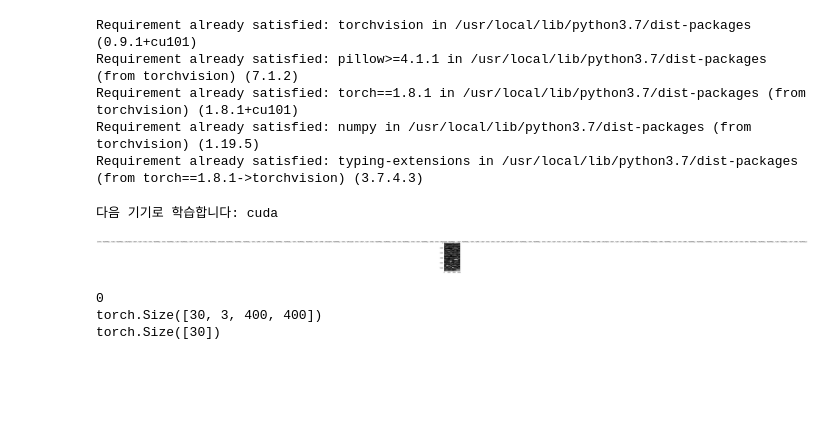
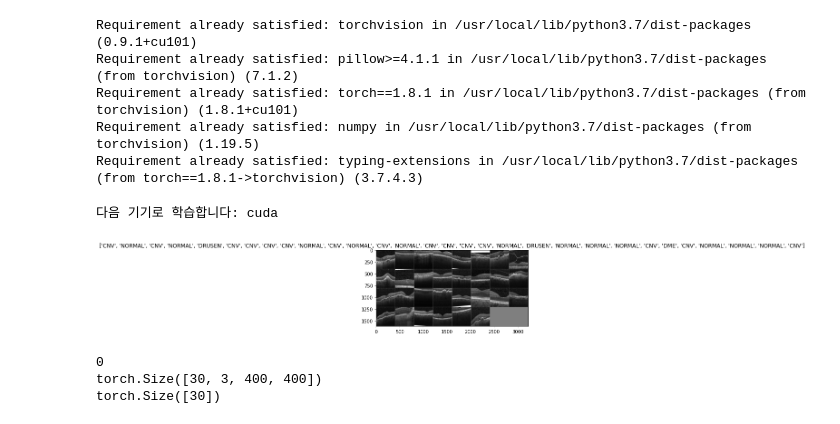
Before and after one commit to Hyeseong0317/Pytorch-_-_-, a Jupyter notebook: pytorch_new.ipynb, the cells around one changed output. Drawn from its saved outputs; the diff is of its cells as text; code cells hidden in the pictures; blank space fills up the shorter version.

```diff
--- a/pytorch_new.ipynb
+++ b/pytorch_new.ipynb
@@ -49,17 +47,17 @@ data_transforms = {
     'train': transforms.Compose([
         transforms.RandomResizedCrop(400),
         transforms.ToTensor(),
-        transforms.Normalize([0.5, 0.5, 0.5], [0.5, 0.5, 0.5])
+        transforms.Normalize([0.5], [0.5])
     ]),
     'val': transforms.Compose([
         transforms.RandomResizedCrop(400),
         transforms.ToTensor(),
-        transforms.Normalize([0.5, 0.5, 0.5], [0.5, 0.5, 0.5])
+        transforms.Normalize([0.5], [0.5])
     ]),
     'test': transforms.Compose([
         transforms.RandomResizedCrop(400),
         transforms.ToTensor(),
-        transforms.Normalize([0.5, 0.5, 0.5], [0.5, 0.5, 0.5])
+        transforms.Normalize([0.5], [0.5])
     ])
 }
 # %%
@@ -90,26 +88,26 @@ device = torch.device("cuda:0" if torch.cuda.is_available() else "cpu")
 # %%
 def imshow(inp, title=None):
     """Imshow for Tensor."""
     inp = inp.numpy().transpose((1, 2, 0))
-    mean = np.array([0.5, 0.5, 0.5])
-    std = np.array([0.5, 0.5, 0.5])
+    mean = np.array([0.5])
+    std = np.array([0.5])
     inp = std * inp + mean
     inp = np.clip(inp, 0, 1)
     plt.imshow(inp)
     if title is not None:
         plt.title(title)
     plt.pause(0.001)  # 갱신이 될 때까지 잠시 기다립니다.
 
 
 # 학습 데이터의 배치를 얻습니다.
 inputs, classes = next(iter(train_dataloader['train']))
 
 # 배치로부터 격자 형태의 이미지를 만듭니다.
 out = torchvision.utils.make_grid(inputs)
 
 imshow(out, title=[class_names[x] for x in classes])
 # %% [output]
-[figure, old version]
+[figure, new version]
 # %%
 for id, data in enumerate(train_dataloader['train']):
   print(id)
```
Also changed, not shown: parts of 2 cells of this notebook.
